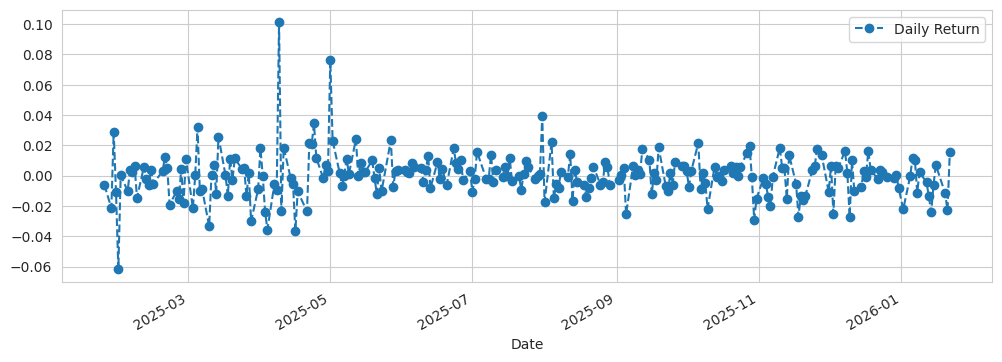
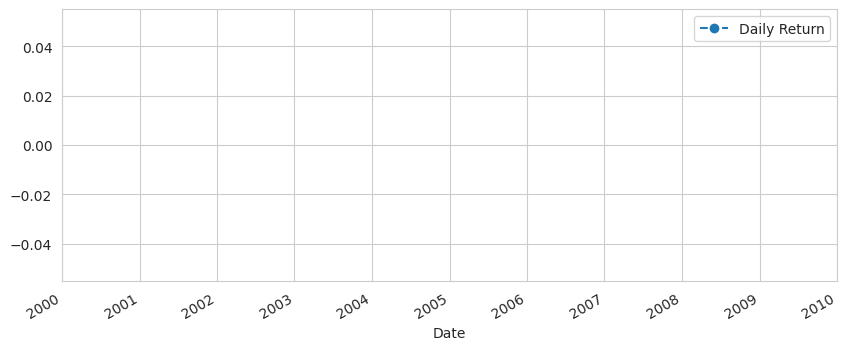
Code edit (unified diff) that turned the first committed figure into the second:
--- before
+++ after
@@ -1,2 +1,3 @@
-MSFT['Daily Return'] = MSFT['Close'].pct_change()
-MSFT['Daily Return'].plot(figsize=(12,4), legend=True, linestyle='--', marker='o')
+GOOG['Daily Return'] = GOOG['Close'].pct_change()
+GOOG['Daily Return'].plot(figsize=(10,4), legend=True, linestyle='--', marker='o')
+plt.show()

Commit: Created using Colab